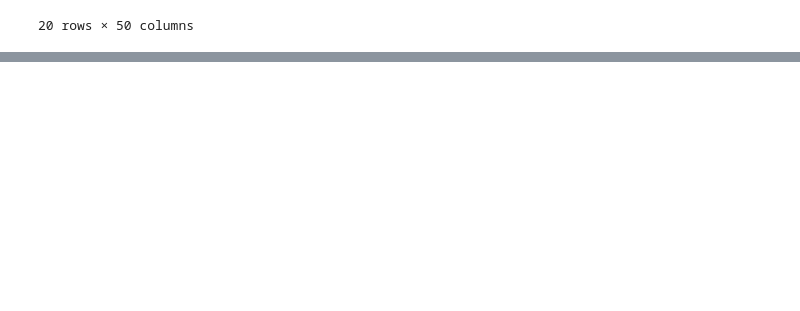
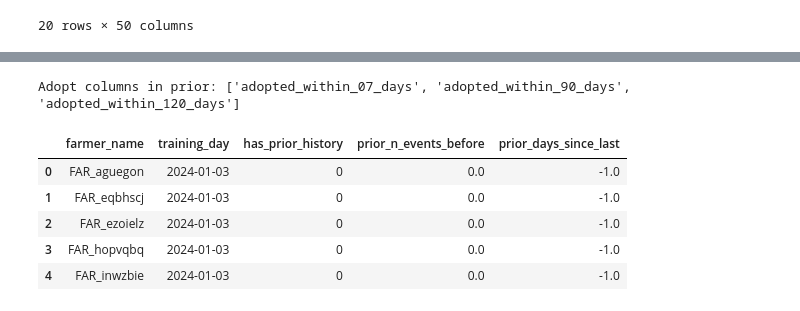
Before and after one commit to theerealhenry/DigiCow-ML-Project, a Jupyter notebook: Project DigiCow.ipynb, the cells around one changed output, grey strips where cells are left out. Drawn from its saved outputs; the diff is of its cells as text; code cells hidden in the pictures; blank space fills up the shorter version.

Commit message:
For each row in Train/Test (a training event), created features summarizing the farmer’s past training history from Prior

```diff
--- a/Project DigiCow.ipynb
+++ b/Project DigiCow.ipynb
@@ -577,0 +658,7 @@ Number of topic multi-hot columns: 50
+# %%
+# Check if columns exist in prior
+
+adopt_cols = ["adopted_within_07_days", "adopted_within_90_days", "adopted_within_120_days"]
+print("Adopt columns in prior:", [c for c in adopt_cols if c in prior_feat.columns])
+# %% [output]
+Adopt columns in prior: ['adopted_within_07_days', 'adopted_within_90_days', 'adopted_within_120_days']
@@ -577,0 +716,60 @@ Number of topic multi-hot columns: 50
+# %%
+# merge for test
+
+test_left = test.sort_values(["training_day", "farmer_name"]).reset_index(drop=True)
+test_left["training_day"] = pd.to_datetime(test_left["training_day"]).reset_index(drop = True)
+
+test_merged = pd.merge_asof(
+    test_left,
+    prior_right,
+    by="farmer_name",
+    on="training_day",
+    direction="backward",
+    allow_exact_matches=False
+)
+# %%
+# Create final history features after merge
+
+# Compute:
+   # history exists?
+   # days since last training
+   # days since first training
+   # fill missing values (farmers with no prior history)
+
+def finalize_history_features(df):
+
+    df = df.copy()
+
+    # if no prior match, these will be NaN
+    df["has_prior_history"] = df["prior_n_events_before"].notna().astype(int)
+
+    # replace mssing history with 0 training before
+    df["prior_n_events_before"] = df["prior_n_events_before"].fillna(0)
+
+    # days since first/last
+    df["prior_days_since_first"] = (df["training_day"] - df["prior_first_day"]).dt.days
+    df["prior_days_since_last"] = (df["training_day"] - df["prior_prev_day"]).dt.days
+
+    # fill missing with -1 meaning "no history"
+    df["prior_days_since_first"] = df["prior_days_since_first"].fillna(-1)
+    df["prior_days_since_last"] = df["prior_days_since_last"].fillna(-1)
+
+    # fill missing adoption rates with 0 (no evidence of adoption)
+    rate_cols = [c for c in df.columns if c.startswith("prior_rate_")]
+    for c in rate_cols:
+        df[c] = df[c].fillna(0)
+
+    return df
+
+train_merged = finalize_history_features(train_merged)
+test_merged = finalize_history_features(test_merged)
+
+
+train_merged[["farmer_name","training_day","has_prior_history","prior_n_events_before","prior_days_since_last"]].head()
+# %% [output]
+|  | farmer_name | training_day | has_prior_history | prior_n_events_before | prior_days_since_last |
+| 0 | FAR_aguegon | 2024-01-03 | 0 | 0.0 | -1.0 |
+| 1 | FAR_eqbhscj | 2024-01-03 | 0 | 0.0 | -1.0 |
+| 2 | FAR_ezoielz | 2024-01-03 | 0 | 0.0 | -1.0 |
+| 3 | FAR_hopvqbq | 2024-01-03 | 0 | 0.0 | -1.0 |
+| 4 | FAR_inwzbie | 2024-01-03 | 0 | 0.0 | -1.0 |
```
Also changed, not shown: parts of 23 cells of this notebook.
